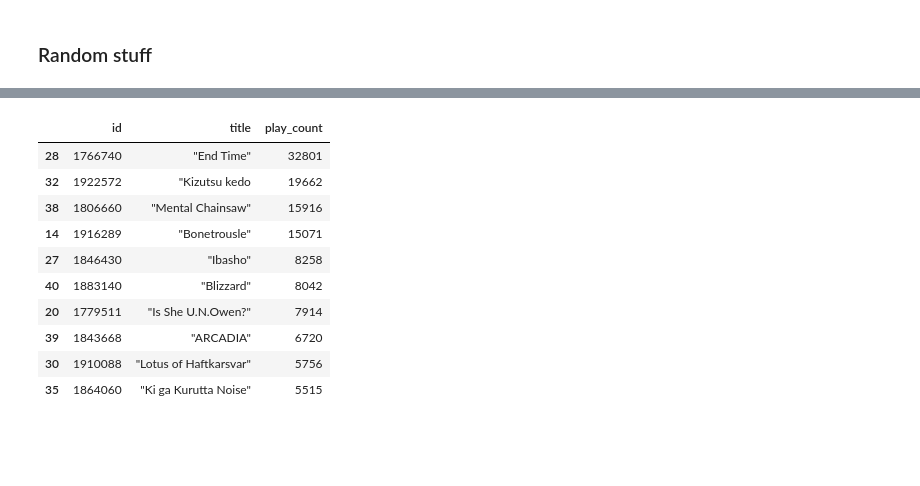
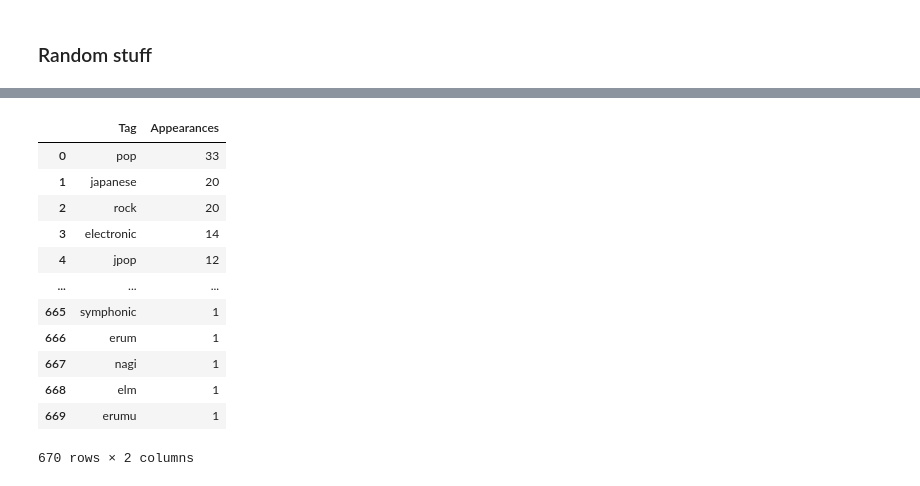
Before and after one commit to MlakarT/MlakarT-Analiza-podatkov-osu-, a Jupyter notebook: capture.ipynb, the cells around one changed output, grey strips where cells are left out. Cells and saved outputs as stored; diff of their text form; code cells hidden in the pictures; blank space fills up the shorter version.

```diff
--- a/capture.ipynb
+++ b/capture.ipynb
@@ -254,14 +245,16 @@ for i in s[23]:
-# %%
-subtable_by_playcount.head(10)
-# %% [output]
-|  | id | title | play_count |
-| 28 | 1766740 | "End Time" | 32801 |
-| 32 | 1922572 | "Kizutsu kedo | 19662 |
-| 38 | 1806660 | "Mental Chainsaw" | 15916 |
-| 14 | 1916289 | "Bonetrousle" | 15071 |
-| 27 | 1846430 | "Ibasho" | 8258 |
-| 40 | 1883140 | "Blizzard" | 8042 |
-| 20 | 1779511 | "Is She U.N.Owen?" | 7914 |
-| 39 | 1843668 | "ARCADIA" | 6720 |
-| 30 | 1910088 | "Lotus of Haftkarsvar" | 5756 |
-| 35 | 1864060 | "Ki ga Kurutta Noise" | 5515 |
+# %%
+tags_sorted_filtered
+# %% [output]
+|  | Tag | Appearances |
+| 0 | pop | 33 |
+| 1 | japanese | 20 |
+| 2 | rock | 20 |
+| 3 | electronic | 14 |
+| 4 | jpop | 12 |
+| ... | ... | ... |
+| 665 | symphonic | 1 |
+| 666 | erum | 1 |
+| 667 | nagi | 1 |
+| 668 | elm | 1 |
+| 669 | erumu | 1 |
+670 rows × 2 columns
```
Also changed, not shown: parts of 15 cells of this notebook, 2 other files.
